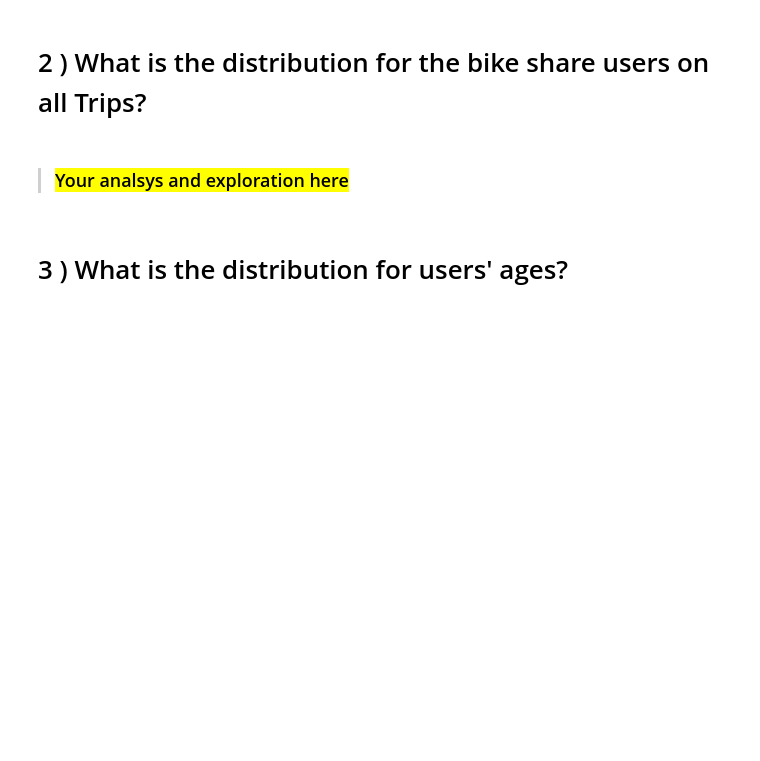
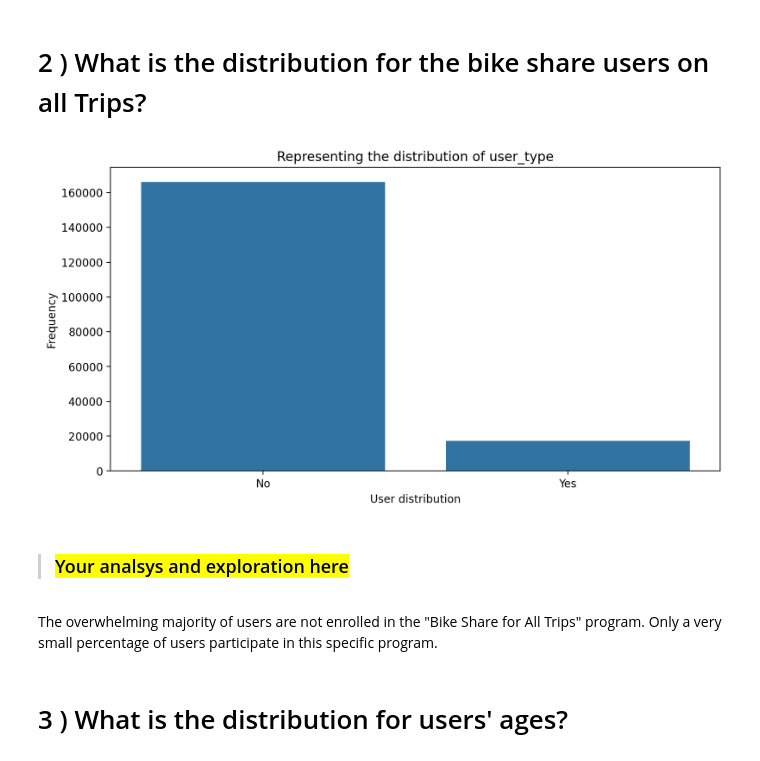
Before and after one commit to MrMazen101/DEPI_ML, a Jupyter notebook: Amit/data analysis/project/data science-Final-Project.ipynb, the cells around one changed output. Saved outputs shown, nothing was run; the diff lists cells and outputs as text; code cells hidden in the pictures; blank space fills up the shorter version.

```diff
--- a/Amit/data analysis/project/data science-Final-Project.ipynb
+++ b/Amit/data analysis/project/data science-Final-Project.ipynb
@@ -303,6 +586,17 @@ import seaborn as sns
 # %% [markdown]
 # <a id="2"> 2 ) What is the distribution for the bike share users on all Trips?</a>
+# %%
+plt.figure(figsize = (10,5), dpi = 200)
+sns.countplot(data=df, x='bike_share_for_all_trip')
+plt.xlabel('User distribution')
+plt.ylabel('Frequency')
+plt.title("Representing the distribution of user_type")
+plt.show()
+# %% [output]
+[figure, added]
 # %% [markdown]
 > ### <mark>Your analsys and exploration here </mark>
+# %% [markdown]
+The overwhelming majority of users are not enrolled in the "Bike Share for All Trips" program. Only a very small percentage of users participate in this specific program.
 # %% [markdown]
 # <a id="3"> 3 ) What is the distribution for users' ages? </a>
```
Also changed, not shown: parts of 36 cells of this notebook, 2 other files.
